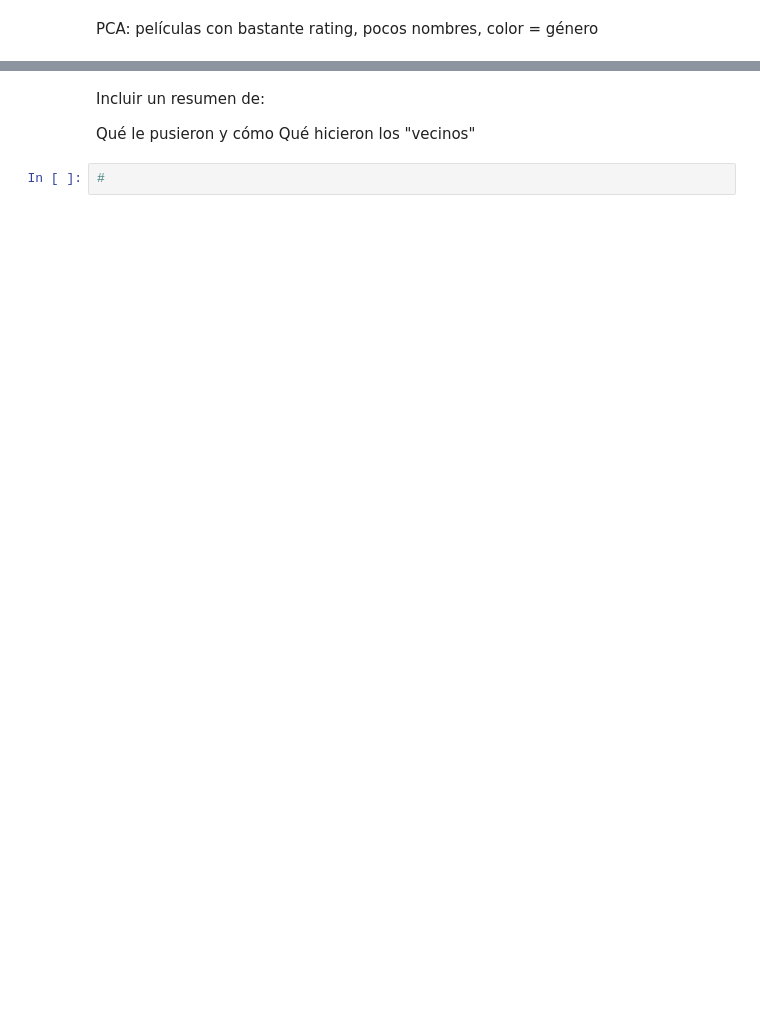
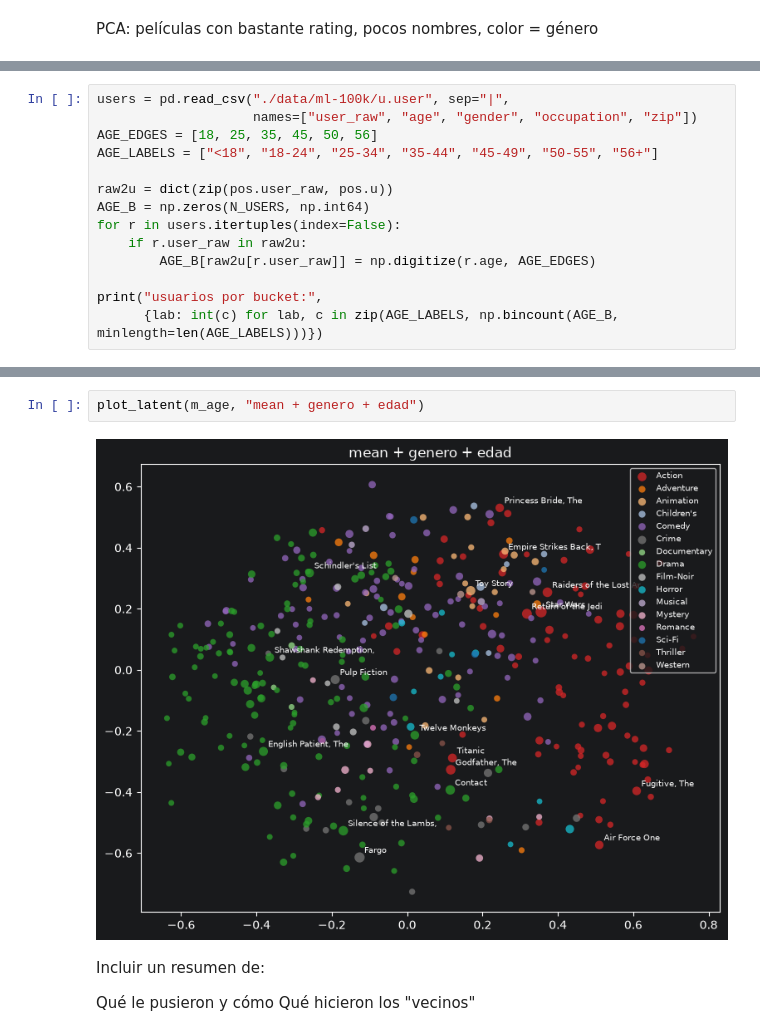
Before and after one commit to GadielStanislaw/recomendador-embeddings-movielens, a Jupyter notebook: actividad_en_clase2.ipynb, the cells around one changed output, grey strips where cells are left out. Cells and saved outputs as stored; diff of their text form; blank space fills up the shorter version.

```diff
--- a/actividad_en_clase2.ipynb
+++ b/actividad_en_clase2.ipynb
@@ -375,0 +385,14 @@ plot_latent(model, "mean + genero + anio")
+# %%
+users = pd.read_csv("./data/ml-100k/u.user", sep="|",
+                    names=["user_raw", "age", "gender", "occupation", "zip"])
+AGE_EDGES = [18, 25, 35, 45, 50, 56]
+AGE_LABELS = ["<18", "18-24", "25-34", "35-44", "45-49", "50-55", "56+"]
+
+raw2u = dict(zip(pos.user_raw, pos.u))
+AGE_B = np.zeros(N_USERS, np.int64)
+for r in users.itertuples(index=False):
+    if r.user_raw in raw2u:
+        AGE_B[raw2u[r.user_raw]] = np.digitize(r.age, AGE_EDGES)
+
+print("usuarios por bucket:",
+      {lab: int(c) for lab, c in zip(AGE_LABELS, np.bincount(AGE_B, minlength=len(AGE_LABELS)))})
@@ -376,7 +571,9 @@ plot_latent(model, "mean + genero + anio")
+# %%
+plot_latent(m_age, "mean + genero + edad")
+# %% [output]
+[figure, added]
 # %% [markdown]
 Incluir un resumen de:
 
 Qué le pusieron y cómo
 Qué hicieron los "vecinos"
-# %%
-#
```
Also changed, not shown: parts of 14 cells of this notebook.
